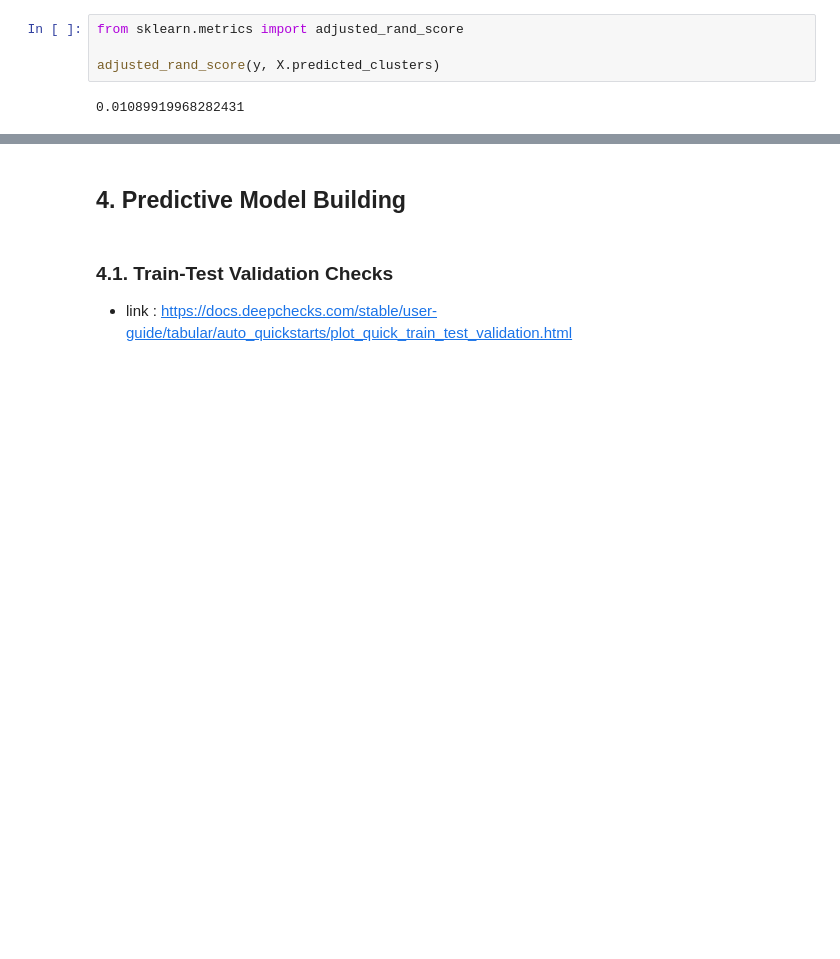
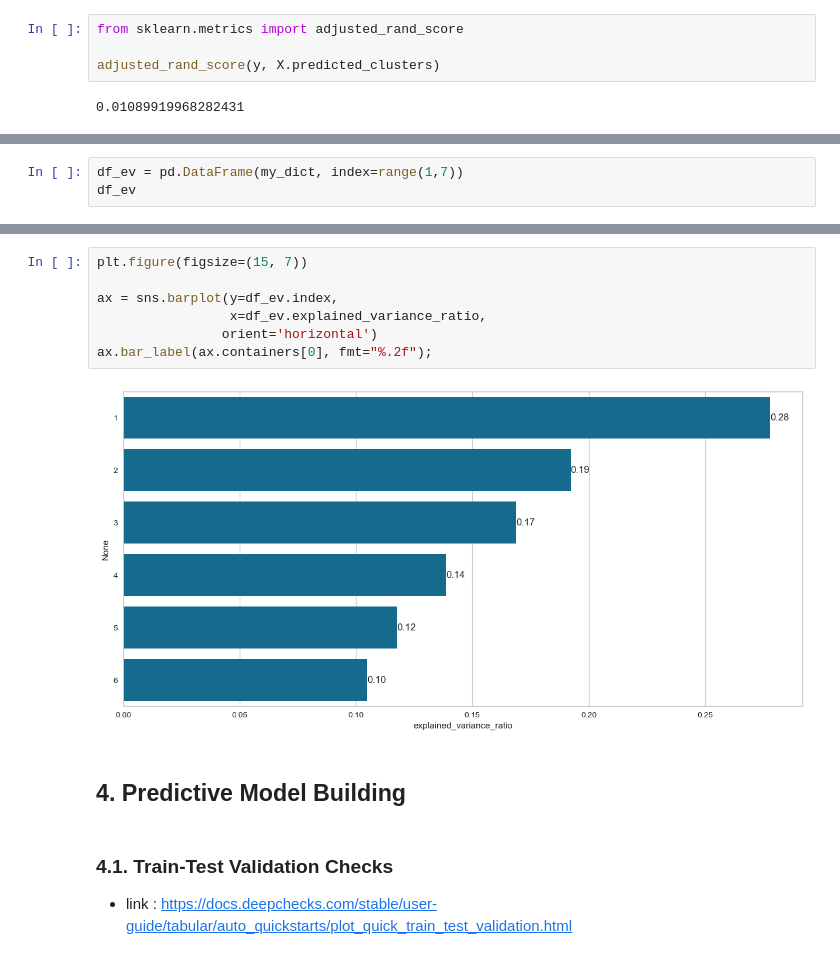
Before and after one commit to iceyisaak/capstone-project_churn-prediction, a Jupyter notebook: Churn Prediction_Student_Notebook_V5.ipynb, the cells around one changed output, grey strips where cells are left out. Cells and saved outputs as stored; diff of their text form; blank space fills up the shorter version.

```diff
--- a/Churn Prediction_Student_Notebook_V5.ipynb
+++ b/Churn Prediction_Student_Notebook_V5.ipynb
@@ -1143,0 +1171,3 @@ adjusted_rand_score(y, X.predicted_clusters)
+# %%
+df_ev = pd.DataFrame(my_dict, index=range(1,7))
+df_ev
@@ -1144,3 +1182,12 @@ adjusted_rand_score(y, X.predicted_clusters)
+# %%
+plt.figure(figsize=(15, 7))
+
+ax = sns.barplot(y=df_ev.index,
+                 x=df_ev.explained_variance_ratio,
+                orient='horizontal')
+ax.bar_label(ax.containers[0], fmt="%.2f");
+# %% [output]
+[figure, added]
 # %% [markdown]
 ## 4. Predictive Model Building
 # %% [markdown]
```
Also changed, not shown: parts of 12 cells of this notebook.
